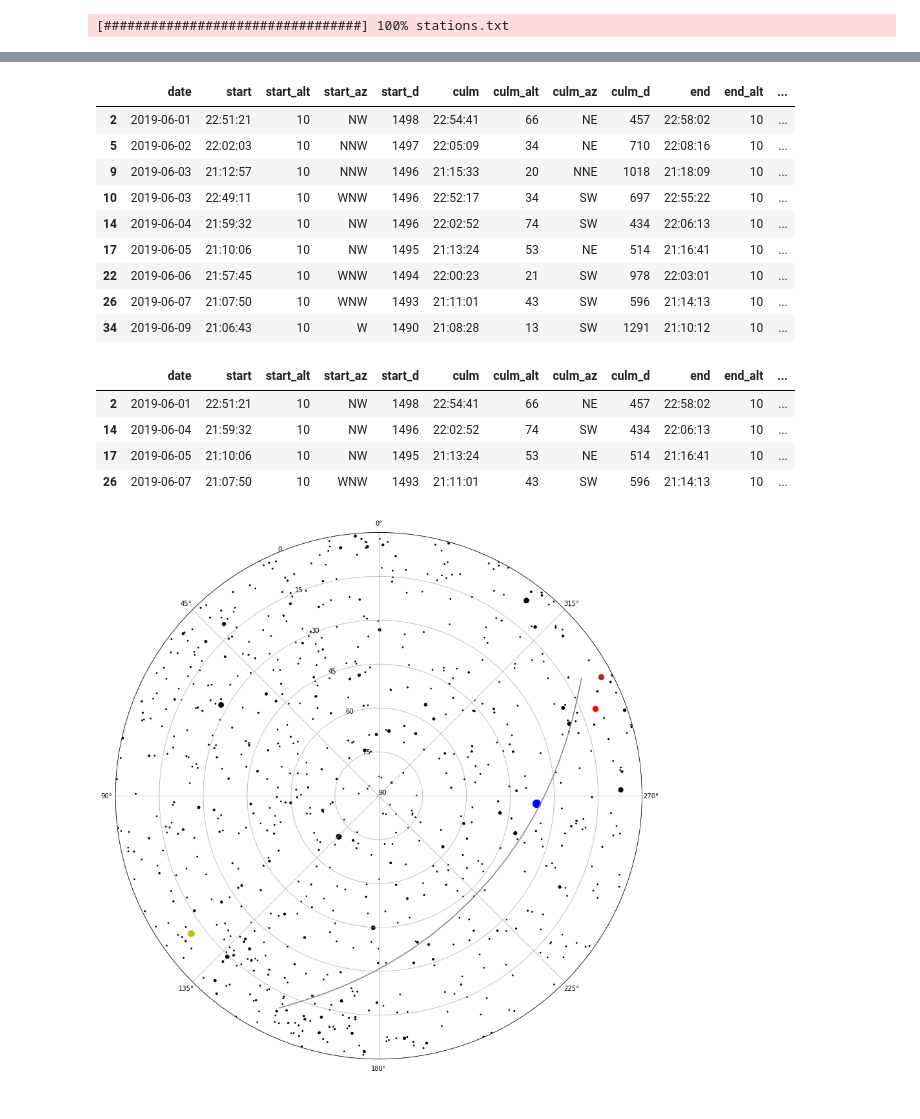
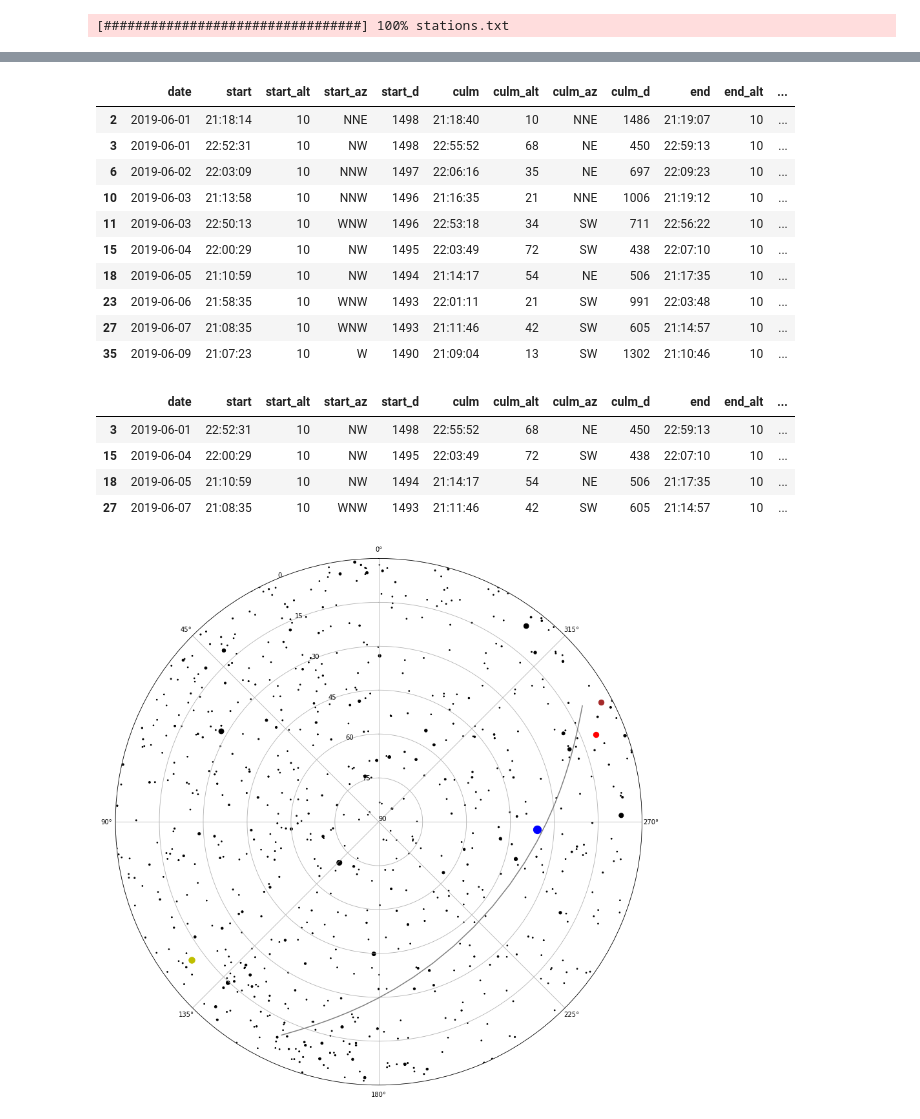
Before and after one commit to bradleypallen/skyfield-notebooks, a Jupyter notebook: Satellite Predictions Using Skyfield.ipynb, the cells around one changed output, grey strips where cells are left out. Saved outputs shown, nothing was run; the diff lists cells and outputs as text; code cells hidden in the pictures.

```diff
--- a/Satellite Predictions Using Skyfield.ipynb
+++ b/Satellite Predictions Using Skyfield.ipynb
@@ -28,6 +28,10 @@ manhattan_beach_ca_usa = api.Topos(latitude='33.881519 N', longitude='118.388177
 pacific = pytz.timezone('US/Pacific')
 bright_stars = df[df['magnitude'] <= 5.]
 more_stars = df[df['magnitude'] <= 7.]
+# %%
+tle_line_1 = "1 25544U 98067A   19174.96066161 -.00001641  00000-0 -19667-4 0  9994"
+tle_line_2 = "2 25544  51.6426 327.6827 0008340  79.1947  72.7878 15.51216338176304"
+iss = api.EarthSatellite(tle_line_1, tle_line_2, name='ISS (ZARYA)', ts=ts)
 # %%
 d0 = datetime.datetime(2019, 6, 1, 0, 0)
 t0 = ts.utc(pacific.localize(d0))
@@ -81,40 +90,41 @@ df[columns]
 df[df['pass_type'] == 'visible'][columns]
 # %% [output]
 |  | date | start | start_alt | start_az | start_d | culm | culm_alt | culm_az | culm_d | end | end_alt | ... |
-| 2 | 2019-06-01 | 22:51:21 | 10 | NW | 1498 | 22:54:41 | 66 | NE | 457 | 22:58:02 | 10 | ... |
-| 5 | 2019-06-02 | 22:02:03 | 10 | NNW | 1497 | 22:05:09 | 34 | NE | 710 | 22:08:16 | 10 | ... |
-| 9 | 2019-06-03 | 21:12:57 | 10 | NNW | 1496 | 21:15:33 | 20 | NNE | 1018 | 21:18:09 | 10 | ... |
-| 10 | 2019-06-03 | 22:49:11 | 10 | WNW | 1496 | 22:52:17 | 34 | SW | 697 | 22:55:22 | 10 | ... |
-| 14 | 2019-06-04 | 21:59:32 | 10 | NW | 1496 | 22:02:52 | 74 | SW | 434 | 22:06:13 | 10 | ... |
-| 17 | 2019-06-05 | 21:10:06 | 10 | NW | 1495 | 21:13:24 | 53 | NE | 514 | 21:16:41 | 10 | ... |
-| 22 | 2019-06-06 | 21:57:45 | 10 | WNW | 1494 | 22:00:23 | 21 | SW | 978 | 22:03:01 | 10 | ... |
-| 26 | 2019-06-07 | 21:07:50 | 10 | WNW | 1493 | 21:11:01 | 43 | SW | 596 | 21:14:13 | 10 | ... |
-| 34 | 2019-06-09 | 21:06:43 | 10 | W | 1490 | 21:08:28 | 13 | SW | 1291 | 21:10:12 | 10 | ... |
+| 2 | 2019-06-01 | 21:18:14 | 10 | NNE | 1498 | 21:18:40 | 10 | NNE | 1486 | 21:19:07 | 10 | ... |
+| 3 | 2019-06-01 | 22:52:31 | 10 | NW | 1498 | 22:55:52 | 68 | NE | 450 | 22:59:13 | 10 | ... |
+| 6 | 2019-06-02 | 22:03:09 | 10 | NNW | 1497 | 22:06:16 | 35 | NE | 697 | 22:09:23 | 10 | ... |
+| 10 | 2019-06-03 | 21:13:58 | 10 | NNW | 1496 | 21:16:35 | 21 | NNE | 1006 | 21:19:12 | 10 | ... |
+| 11 | 2019-06-03 | 22:50:13 | 10 | WNW | 1496 | 22:53:18 | 34 | SW | 711 | 22:56:22 | 10 | ... |
+| 15 | 2019-06-04 | 22:00:29 | 10 | NW | 1495 | 22:03:49 | 72 | SW | 438 | 22:07:10 | 10 | ... |
+| 18 | 2019-06-05 | 21:10:59 | 10 | NW | 1494 | 21:14:17 | 54 | NE | 506 | 21:17:35 | 10 | ... |
+| 23 | 2019-06-06 | 21:58:35 | 10 | WNW | 1493 | 22:01:11 | 21 | SW | 991 | 22:03:48 | 10 | ... |
+| 27 | 2019-06-07 | 21:08:35 | 10 | WNW | 1493 | 21:11:46 | 42 | SW | 605 | 21:14:57 | 10 | ... |
+| 35 | 2019-06-09 | 21:07:23 | 10 | W | 1490 | 21:09:04 | 13 | SW | 1302 | 21:10:46 | 10 | ... |
 # %%
 above_alt_40 = df['culm_alt'] > 40.
 visible = df['pass_type'] == 'visible'
 df[visible & above_alt_40][columns]
 # %% [output]
 |  | date | start | start_alt | start_az | start_d | culm | culm_alt | culm_az | culm_d | end | end_alt | ... |
-| 2 | 2019-06-01 | 22:51:21 | 10 | NW | 1498 | 22:54:41 | 66 | NE | 457 | 22:58:02 | 10 | ... |
-| 14 | 2019-06-04 | 21:59:32 | 10 | NW | 1496 | 22:02:52 | 74 | SW | 434 | 22:06:13 | 10 | ... |
-| 17 | 2019-06-05 | 21:10:06 | 10 | NW | 1495 | 21:13:24 | 53 | NE | 514 | 21:16:41 | 10 | ... |
-| 26 | 2019-06-07 | 21:07:50 | 10 | WNW | 1493 | 21:11:01 | 43 | SW | 596 | 21:14:13 | 10 | ... |
+| 3 | 2019-06-01 | 22:52:31 | 10 | NW | 1498 | 22:55:52 | 68 | NE | 450 | 22:59:13 | 10 | ... |
+| 15 | 2019-06-04 | 22:00:29 | 10 | NW | 1495 | 22:03:49 | 72 | SW | 438 | 22:07:10 | 10 | ... |
+| 18 | 2019-06-05 | 21:10:59 | 10 | NW | 1494 | 21:14:17 | 54 | NE | 506 | 21:17:35 | 10 | ... |
+| 27 | 2019-06-07 | 21:08:35 | 10 | WNW | 1493 | 21:11:46 | 42 | SW | 605 | 21:14:57 | 10 | ... |
 # %%
-satellite_pass = satephem.passes[26]
+satellite_pass = satephem.passes[27]
 chart = skychart.AltAzFullSkyChart(satellite_pass.topos + earth, satellite_pass.start_time)
 chart.plot_stars(bright_stars)
 chart.plot_ephemeris_object(ephemeris['sun'], 150, 'y')
 chart.plot_ephemeris_object(ephemeris['moon'], 150, 'b')
 chart.plot_ephemeris_object(ephemeris['mercury'], 70, 'brown')
 chart.plot_ephemeris_object(ephemeris['venus'], 90, 'g')
 chart.plot_ephemeris_object(ephemeris['mars'], 70, 'r')
 chart.plot_ephemeris_object(ephemeris['JUPITER BARYCENTER'], 90, 'y')
 chart.plot_ephemeris_object(ephemeris['SATURN BARYCENTER'], 80, 'y')
 chart.plot_satellite_pass(satellite_pass)
 chart.display()
 # %% [output]
-[figure, old version]
+[figure, new version]
 # %%
 chart = skychart.RADecSkyChart(satellite_pass.topos + earth, satellite_pass.start_time, (13.0, 11.75), (-30, -10))
 chart.plot_stars(more_stars)
```
Also changed, not shown: parts of 4 cells of this notebook, 5 other files.
